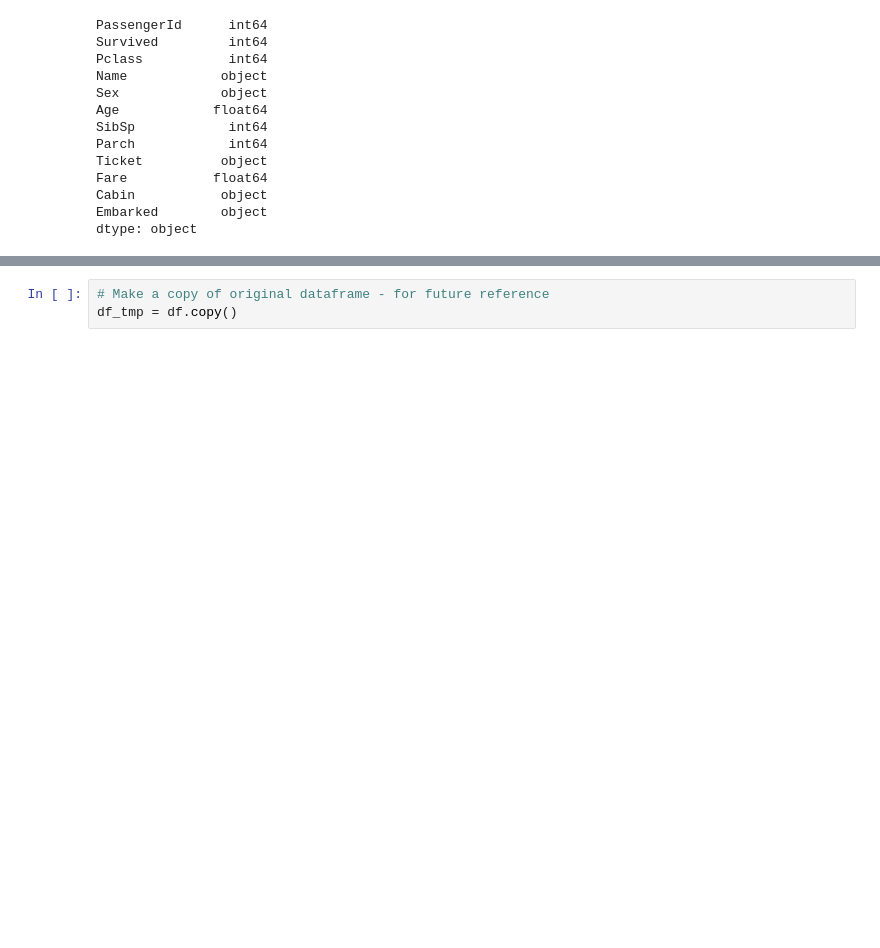
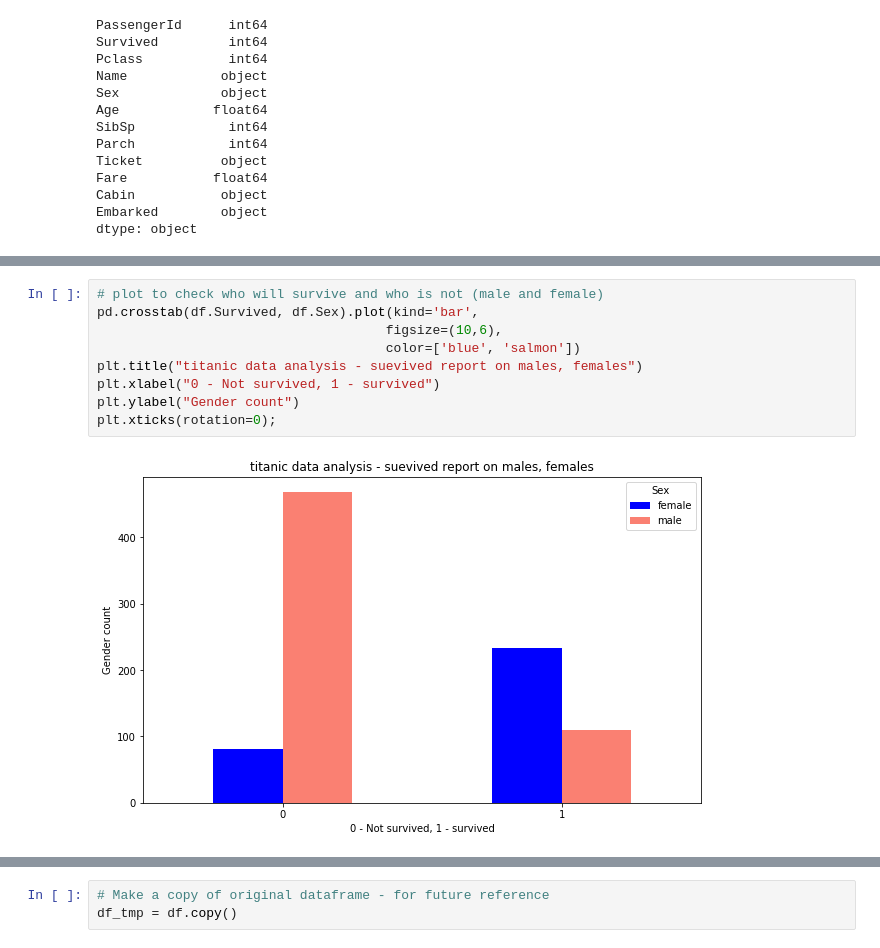
Before and after one commit to baouchemedouard/Machine-learning-projects, a Jupyter notebook: Titanic_data_analysis.ipynb, the cells around one changed output, grey strips where cells are left out. Drawn from its saved outputs; the diff is of its cells as text; blank space fills up the shorter version.

```diff
--- a/Titanic_data_analysis.ipynb
+++ b/Titanic_data_analysis.ipynb
@@ -49,0 +57,11 @@ dtype: object
+# %%
+# plot to check who will survive and who is not (male and female)
+pd.crosstab(df.Survived, df.Sex).plot(kind='bar',
+                                     figsize=(10,6),
+                                     color=['blue', 'salmon'])
+plt.title("titanic data analysis - suevived report on males, females")
+plt.xlabel("0 - Not survived, 1 - survived")
+plt.ylabel("Gender count")
+plt.xticks(rotation=0);
+# %% [output]
+[figure, added]
```
Also changed, not shown: parts of 13 cells of this notebook.
